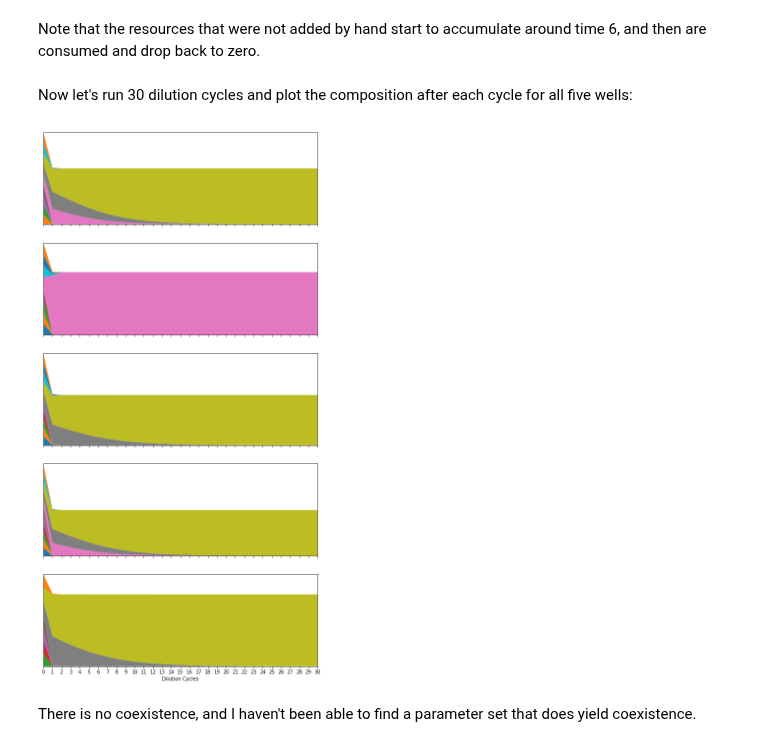
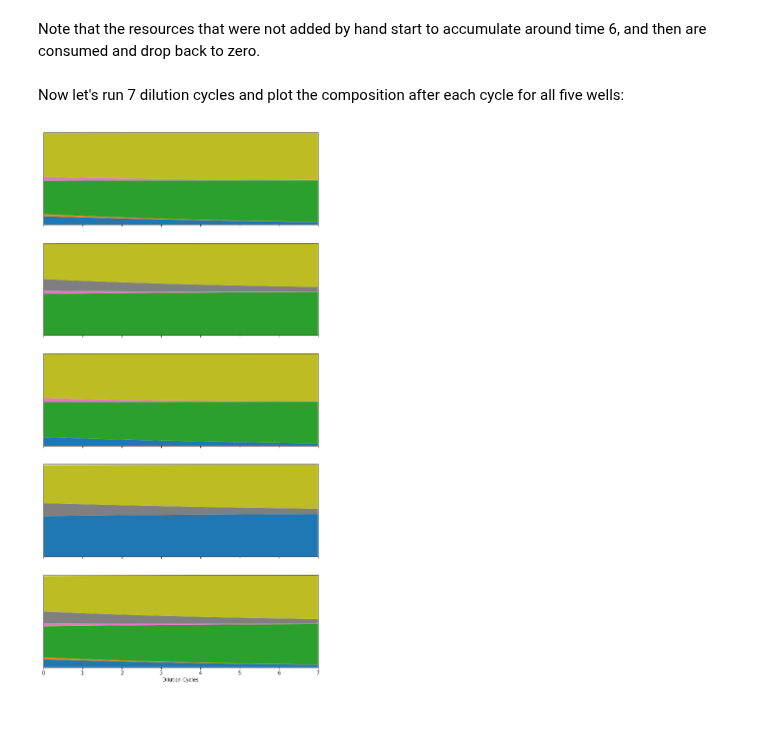
Before and after one commit to Emergent-Behaviors-in-Biology/community-simulator, a Jupyter notebook: Community Simulator Tutorial.ipynb, the cells around one changed output. Drawn from its saved outputs; the diff is of its cells as text; code cells hidden in the pictures; blank space fills up the shorter version.

Commit message:
get coexistence
Updated efficiency parameter to get coexistence

```diff
--- a/Community Simulator Tutorial.ipynb
+++ b/Community Simulator Tutorial.ipynb
@@ -303,7 +303,7 @@ import pandas as pd
 
 #Set experiment parameters
 S_tot = len(c)
-S_well = 8
+S_well = 8.5
 n_wells = 5
 M = len(D)
 
@@ -324,6 +324,8 @@ def dNdt(N,R,params):
 def dRdt(N,R,params):
     return MakeResourceDynamics(**assumptions)(N,R,params)
 dynamics = [dNdt,dRdt]
+e = np.ones(M)*0.01
+e[:3] = 1. #Set efficiency of carboxylic acid usage to 1
 
 #Create parameter set
 params={'c':c,
@@ -331,10 +333,10 @@ params={'c':c,
         'w':np.ones(M),
         'D':D,
         'g':np.ones(S_tot),
-        'e':0.1
+        'e':e
        }
 
 MyPlate = Community(init_state,dynamics,params,scale=10**9)
 
-t, Ntraj, Rtraj = MyPlate.TestWell(T=3)
+t, Ntraj, Rtraj = MyPlate.TestWell(T=100)
 # %% [output]
@@ -346,17 +344,15 @@ t, Ntraj, Rtraj = MyPlate.TestWell(T=8)
 # %% [markdown]
 Note that the resources that were not added by hand start to accumulate around time 6, and then are consumed and drop back to zero.
 # %% [markdown]
-Now let's run 30 dilution cycles and plot the composition after each cycle for all five wells:
+Now let's run 7 dilution cycles and plot the composition after each cycle for all five wells:
 # %%
 from community_simulator.visualization import PlotTraj
 import matplotlib.pyplot as plt
 
 f = np.eye(n_wells,n_wells)*1e-3
-N_traj, R_traj = MyPlate.RunExperiment(f,8,30)
+N_traj, R_traj = MyPlate.RunExperiment(f,100,7)
 
 PlotTraj(N_traj,figsize=(10,20))
 plt.show()
 # %% [output]
-[figure, old version]
+[figure, new version]
-# %% [markdown]
-There is no coexistence, and I haven't been able to find a parameter set that does yield coexistence.
```
Also changed, not shown: parts of 6 cells of this notebook.
